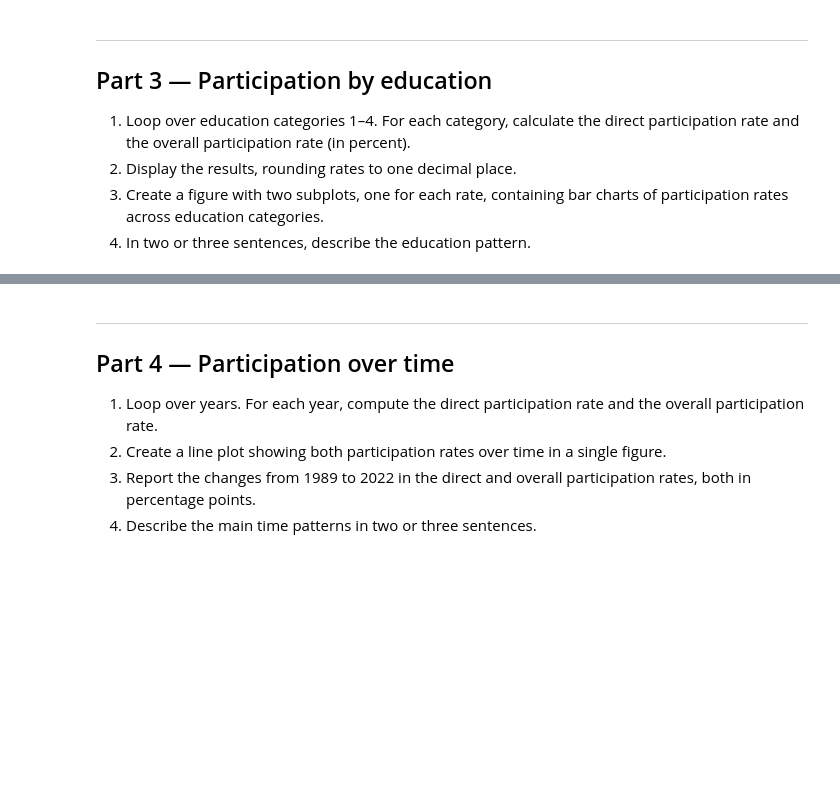
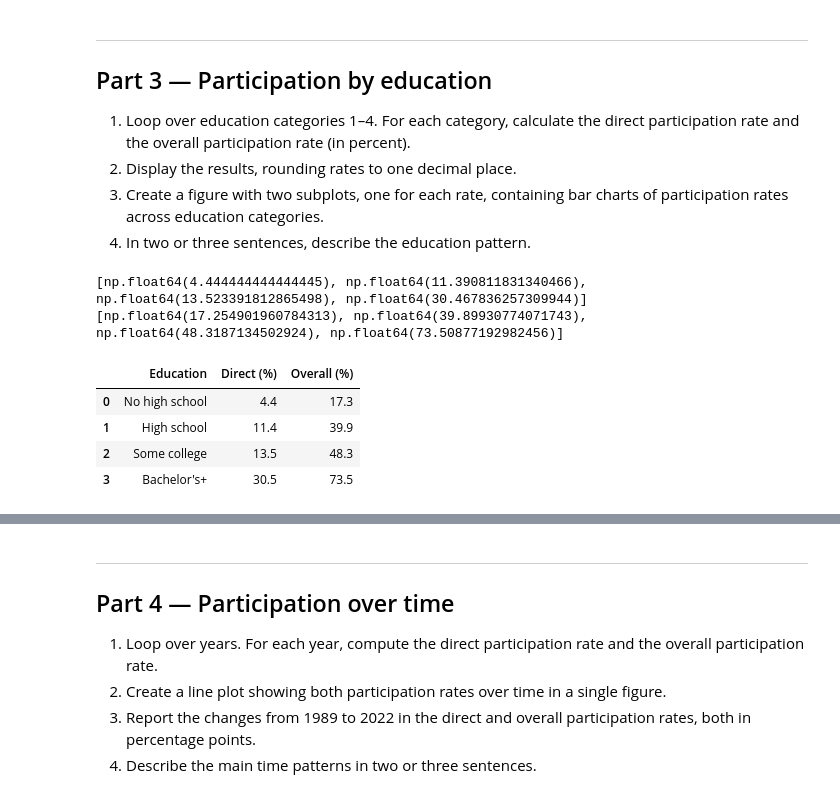
Before and after one commit to norskotja/assignment3, a Jupyter notebook: assignment3.ipynb, the cells around one changed output, grey strips where cells are left out. Cells and saved outputs as stored; diff of their text form; code cells hidden in the pictures; blank space fills up the shorter version.

```diff
--- a/assignment3.ipynb
+++ b/assignment3.ipynb
@@ -202,3 +202,36 @@ Overall participation rate (mean): 49.41%
 3. Create a figure with two subplots, one for each rate, containing bar charts
    of participation rates across education categories.
 4. In two or three sentences, describe the education pattern.
+# %%
+#Part1
+educ_categories = [1, 2, 3, 4]
+educ_labels = ["No high school", "High school", "Some college", "Bachelor's+"]
+
+direct_by_educ = []
+overall_by_educ = []
+
+for e in educ_categories:
+    group = df[df["educ"] == e]
+    direct_by_educ.append(np.mean(group["direct"]) * 100)
+    overall_by_educ.append(np.mean(group["overall"]) * 100)
+
+print(direct_by_educ)
+print(overall_by_educ)
+# %% [output]
+[np.float64(4.444444444444445), np.float64(11.390811831340466), np.float64(13.523391812865498), np.float64(30.467836257309944)]
+[np.float64(17.254901960784313), np.float64(39.89930774071743), np.float64(48.3187134502924), np.float64(73.50877192982456)]
+# %%
+#Part 3.2
+results = pd.DataFrame({
+    "Education": educ_labels,
+    "Direct (%)": direct_by_educ,
+    "Overall (%)": overall_by_educ
+})
+
+results.round(1)
+# %% [output]
+|  | Education | Direct (%) | Overall (%) |
+| 0 | No high school | 4.4 | 17.3 |
+| 1 | High school | 11.4 | 39.9 |
+| 2 | Some college | 13.5 | 48.3 |
+| 3 | Bachelor's+ | 30.5 | 73.5 |
```
Also changed, not shown: parts of 7 cells of this notebook.
